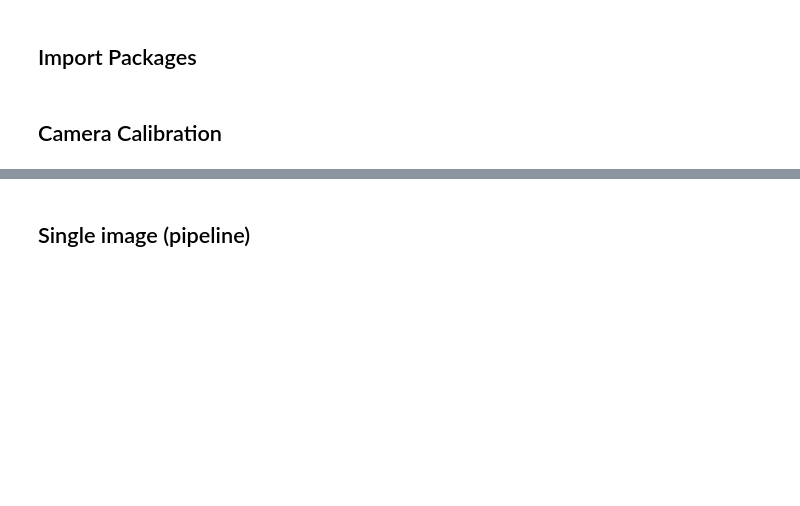
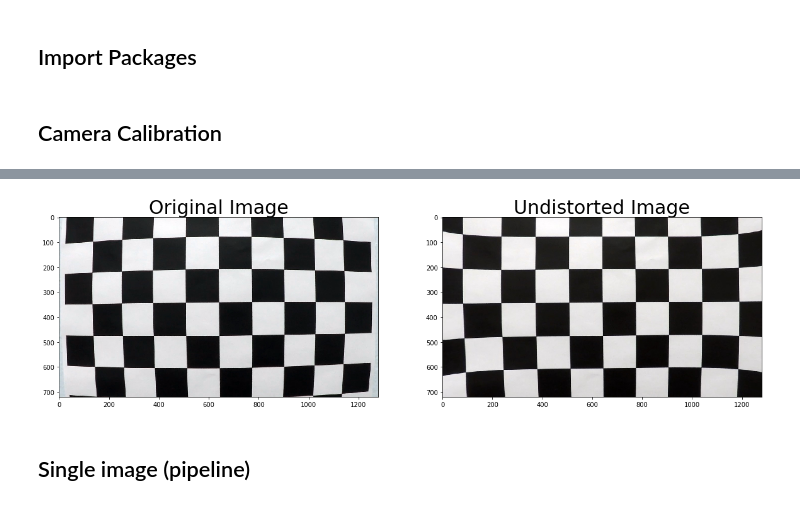
Before and after one commit to RuiyeNi/CarND-Term1-Project4-Advanced-Lane-Finding, a Jupyter notebook: T1P4.ipynb, the cells around one changed output, grey strips where cells are left out. Saved outputs shown, nothing was run; the diff lists cells and outputs as text; code cells hidden in the pictures; blank space fills up the shorter version.

Commit message:
complete camera calibartion

```diff
--- a/T1P4.ipynb
+++ b/T1P4.ipynb
@@ -43,11 +24,0 @@ plt.show()
-# %%
-# converting an image to grayscale
-gray = cv2.cvtColor(img, cv2.COLOR_RGB2GRAY)
-
-# Finding chessboard corners
-ret, corners = cv2.findChessboardCorners(gray, (9,5), None)
-
-# Drawing detected corners on an image
-cv2.drawChessboardCorners(img, (9,5), corners, ret)
-
-ret
@@ -54,3 +75,44 @@ ret
+# %%
+import pickle
+%matplotlib inline
+
+# Test undistortion on an image
+img = cv2.imread('camera_cal/calibration1.jpg')
+img_size = (img.shape[1], img.shape[0])
+
+# convert to grayscale
+gray = cv2.cvtColor(img, cv2.COLOR_BGR2GRAY)
+
+# Find chessboard corvers
+ret, corners = cv2.findChessboardCorners(gray, (nx, ny), None)
+
+# Drawing detected corners on an image
+img = cv2.drawChessboardCorners(img, (nx, ny), corners, ret)
+
+
+# Do camera calibration given object points and image points
+ret, mtx, dist, rvecs, tvecs = cv2.calibrateCamera(objpoints, imgpoints, img_size,None,None)
+
+
+dst = cv2.undistort(img, mtx, dist, None, mtx)
+cv2.imwrite('test_undist.jpg',dst)
+cv2.imwrite('test_dis.jpg', img)
+
+# Save the camera calibration result for later use (we won't worry about rvecs / tvecs)
+dist_pickle = {}
+dist_pickle["mtx"] = mtx
+dist_pickle["dist"] = dist
+pickle.dump( dist_pickle, open( "wide_dist_pickle.p", "wb" ) )
+dst = cv2.cvtColor(dst, cv2.COLOR_BGR2RGB)
+# Visualize undistortion
+f, (ax1, ax2) = plt.subplots(1, 2, figsize=(20,10))
+ax1.imshow(img)
+ax1.set_title('Original Image', fontsize=30)
+ax2.imshow(dst)
+ax2.set_title('Undistorted Image', fontsize=30)
+plt.show()
+# %% [output]
+[figure, added]
 # %% [markdown]
 ## Single image (pipeline)
 # %% [markdown]
```
Also changed, not shown: parts of 6 cells of this notebook.
